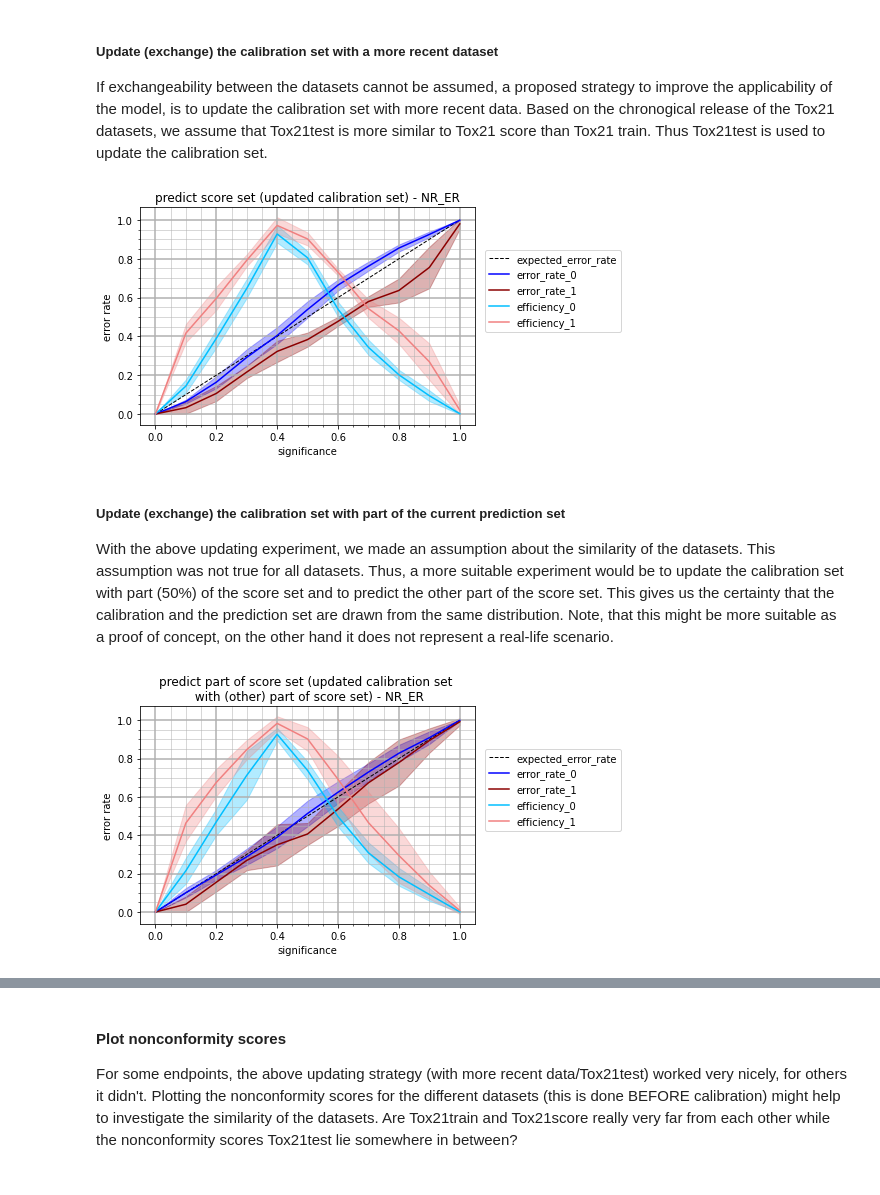
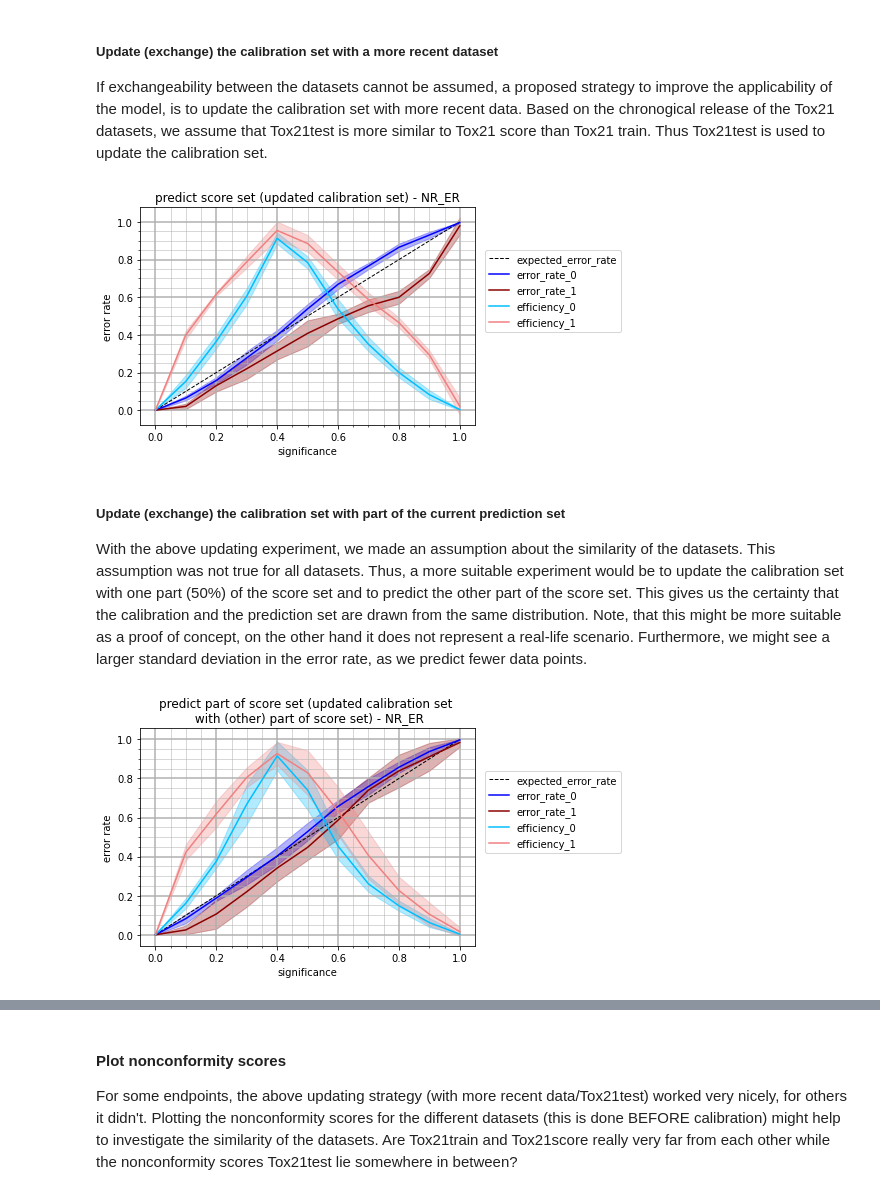
Before and after one commit to volkamerlab/cptox21_manuscript_SI, a Jupyter notebook: code/calupdate_example.ipynb, the cells around one changed output, grey strips where cells are left out. Saved outputs shown, nothing was run; the diff lists cells and outputs as text; code cells hidden in the pictures.

```diff
--- a/code/calupdate_example.ipynb
+++ b/code/calupdate_example.ipynb
@@ -187,11 +181,14 @@ plots["cv"] = cross_validator.calibration_plot(
 If the training set and the predicted data are drawn from the same distribution, and if they are available in sufficient amount, the error rates should follow the diagonal line. Any deviations suggest inexchangeability (or too few data).
 # %%
 plots["pred_score"] = cross_validator.calibration_plot(
-            averaged_evaluation_df=cross_validator.averaged_evaluation_df_pred_score,
-            endpoint=endpoint, title_name="predict score set (original calibration set)"
-        )
+    averaged_evaluation_df=cross_validator.averaged_evaluation_df_pred_score,
+    endpoint=endpoint,
+    title_name="predict score set (original calibration set)"
+)
+
 plots["pred_test"] = cross_validator.calibration_plot(
-            averaged_evaluation_df=cross_validator.averaged_evaluation_df_pred_test,
-            endpoint=endpoint, title_name="predict test set (original calibration set)"
-        )
+    averaged_evaluation_df=cross_validator.averaged_evaluation_df_pred_test,
+    endpoint=endpoint,
+    title_name="predict test set (original calibration set)"
+)
 # %% [output]
@@ -205,10 +202,13 @@ For the prediction of the score date, we, usually, do not see a big difference t
 # %%
 plots["train_update_cv"] = train_update_cross_validator.calibration_plot(
-            averaged_evaluation_df=train_update_cross_validator.averaged_evaluation_df_cv,
-            endpoint=endpoint, title_name="cross-validation with updated training set"
-        )
+    averaged_evaluation_df=train_update_cross_validator.averaged_evaluation_df_cv,
+    endpoint=endpoint,
+    title_name="cross-validation with updated training set"
+)
+
 plots["train_update_pred_score"] = train_update_cross_validator.calibration_plot(
-            averaged_evaluation_df=train_update_cross_validator.averaged_evaluation_df_pred_score,
-            endpoint=endpoint, title_name="predict score set (updated training set)"
-        )
+    averaged_evaluation_df=train_update_cross_validator.averaged_evaluation_df_pred_score,
+    endpoint=endpoint,
+    title_name="predict score set (updated training set)"
+)
 # %% [output]
@@ -220,19 +220,20 @@ If exchangeability between the datasets cannot be assumed, a proposed strategy t
 Based on the chronogical release of the Tox21 datasets, we assume that Tox21test is more similar to Tox21 score than Tox21 train. Thus Tox21test is used to update the calibration set.
 # %%
 plots["cal_update"] = cross_validator.calibration_plot(
-            averaged_evaluation_df=cross_validator.averaged_evaluation_df_pred_cal_update,
-            endpoint=endpoint, title_name="predict score set (updated calibration set)"
-        )
+    averaged_evaluation_df=cross_validator.averaged_evaluation_df_pred_cal_update,
+    endpoint=endpoint,
+    title_name="predict score set (updated calibration set)"
+)
 # %% [output]
-[figure, old version]
+[figure, new version]
 # %% [markdown]
 ##### Update (exchange) the calibration set with part of the current prediction set
-With the above updating experiment, we made an assumption about the similarity of the datasets. This assumption was not true for all datasets. Thus, a more suitable experiment would be to update the calibration set with part (50%) of the score set and to predict the other part of the score set. This gives us the certainty that the calibration and the prediction set are drawn from the same distribution. Note, that this might be more suitable as a proof of concept, on the other hand it does not represent a real-life scenario.
+With the above updating experiment, we made an assumption about the similarity of the datasets. This assumption was not true for all datasets. Thus, a more suitable experiment would be to update the calibration set with one part (50%) of the score set and to predict the other part of the score set. This gives us the certainty that the calibration and the prediction set are drawn from the same distribution. Note, that this might be more suitable as a proof of concept, on the other hand it does not represent a real-life scenario. Furthermore, we might see a larger standard deviation in the error rate, as we predict fewer data points.
 # %%
 plots["cal_update2"] = cross_validator.calibration_plot(
-            averaged_evaluation_df=cross_validator.averaged_evaluation_df_pred_cal_update2,
-            endpoint=endpoint, title_name="predict part of score set (updated calibration \
-set \n with (other) part of score set)"
-        )
+    averaged_evaluation_df=cross_validator.averaged_evaluation_df_pred_cal_update2,
+    endpoint=endpoint,
+    title_name="predict part of score set (updated calibration set \n with (other) part of score set)"
+)
 # %% [output]
-[figure, old version]
+[figure, new version]
```
Also changed, not shown: parts of 33 cells of this notebook, 2 other files.
